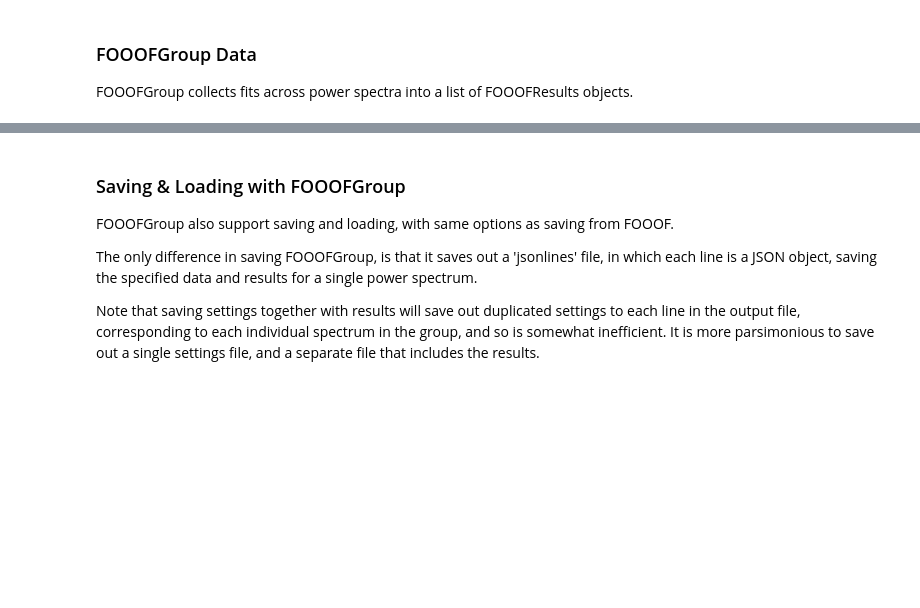
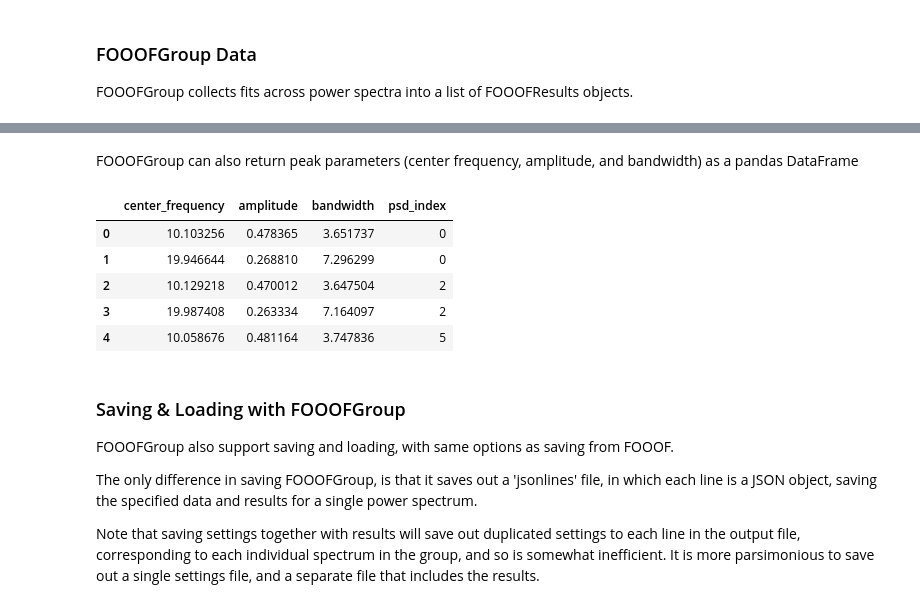
Before and after one commit to fooof-tools/fooof, a Jupyter notebook: tutorial/04-FOOOFGroup.ipynb, the cells around one changed output, grey strips where cells are left out. Saved outputs shown, nothing was run; the diff lists cells and outputs as text; code cells hidden in the pictures; blank space fills up the shorter version.

Commit message:
add peak params dataframe to the tutorial

```diff
--- a/tutorial/04-FOOOFGroup.ipynb
+++ b/tutorial/04-FOOOFGroup.ipynb
@@ -123,3 +131,15 @@ print(sls)
+# %% [markdown]
+FOOOFGroup can also return peak parameters (center frequency, amplitude, and bandwidth) as a pandas DataFrame
+# %%
+df = fg.get_results_peak_dataframe()
+df.head()
+# %% [output]
+|  | center_frequency | amplitude | bandwidth | psd_index |
+| 0 | 10.103256 | 0.478365 | 3.651737 | 0 |
+| 1 | 19.946644 | 0.268810 | 7.296299 | 0 |
+| 2 | 10.129218 | 0.470012 | 3.647504 | 2 |
+| 3 | 19.987408 | 0.263334 | 7.164097 | 2 |
+| 4 | 10.058676 | 0.481164 | 3.747836 | 5 |
 # %% [markdown]
 ### Saving & Loading with FOOOFGroup
 
```
Also changed, not shown: parts of 7 cells of this notebook.
